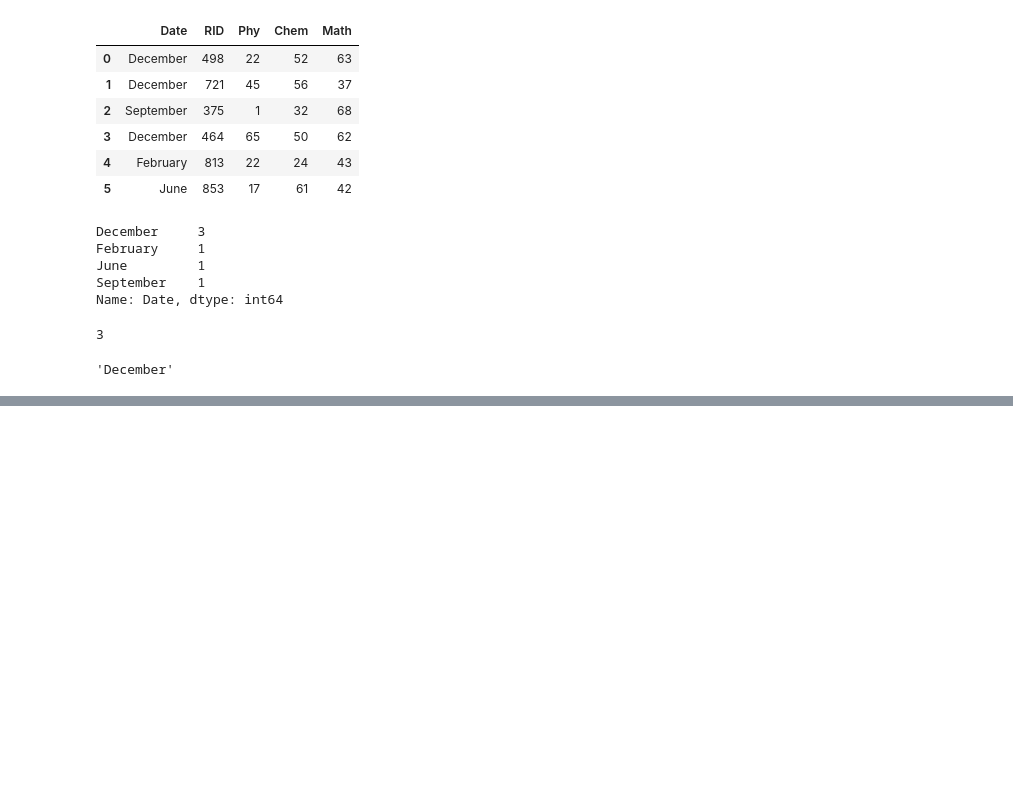
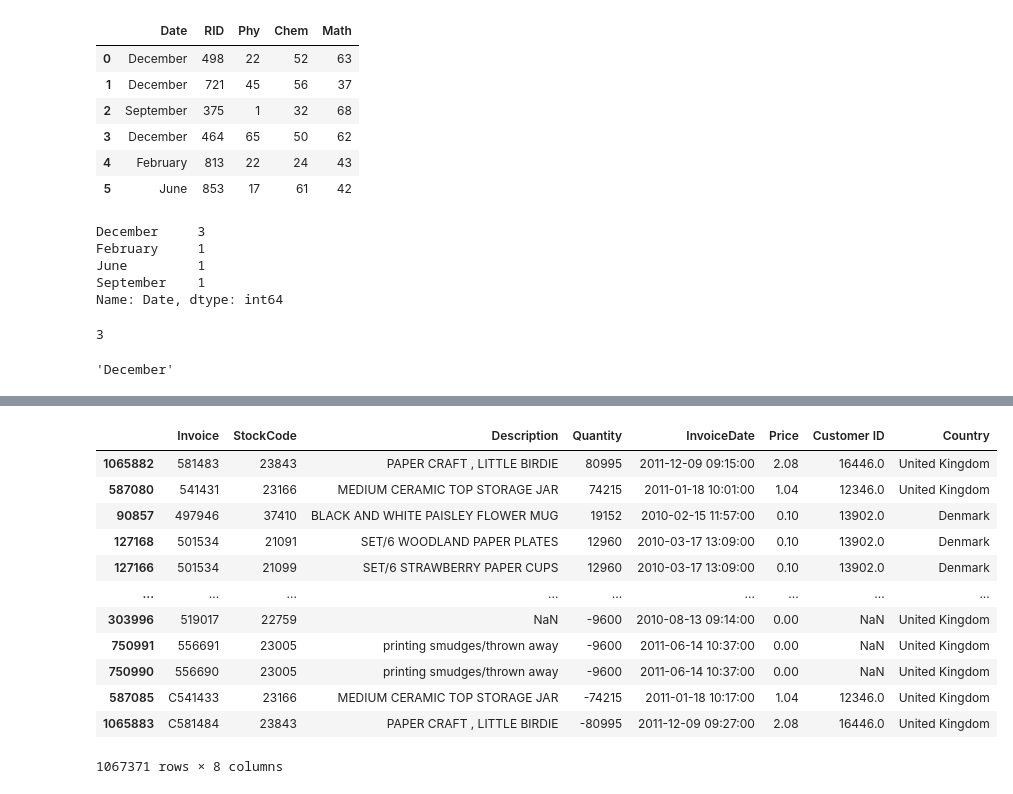
Before and after one commit to akkySrivastava/ai-ml-exercises, a Jupyter notebook: foundations/Pandas/Pfizer Experiment Analysis/Practise Assignment.ipynb, the cells around one changed output, grey strips where cells are left out. Drawn from its saved outputs; the diff is of its cells as text; code cells hidden in the pictures; blank space fills up the shorter version.

```diff
--- a/foundations/Pandas/Pfizer Experiment Analysis/Practise Assignment.ipynb
+++ b/foundations/Pandas/Pfizer Experiment Analysis/Practise Assignment.ipynb
@@ -273,0 +366,16 @@ month
+# %%
+sales.sort_values(["Quantity"], ascending = False)
+# %% [output]
+|  | Invoice | StockCode | Description | Quantity | InvoiceDate | Price | Customer ID | Country |
+| 1065882 | 581483 | 23843 | PAPER CRAFT , LITTLE BIRDIE | 80995 | 2011-12-09 09:15:00 | 2.08 | 16446.0 | United Kingdom |
+| 587080 | 541431 | 23166 | MEDIUM CERAMIC TOP STORAGE JAR | 74215 | 2011-01-18 10:01:00 | 1.04 | 12346.0 | United Kingdom |
+| 90857 | 497946 | 37410 | BLACK AND WHITE PAISLEY FLOWER MUG | 19152 | 2010-02-15 11:57:00 | 0.10 | 13902.0 | Denmark |
+| 127168 | 501534 | 21091 | SET/6 WOODLAND PAPER PLATES | 12960 | 2010-03-17 13:09:00 | 0.10 | 13902.0 | Denmark |
+| 127166 | 501534 | 21099 | SET/6 STRAWBERRY PAPER CUPS | 12960 | 2010-03-17 13:09:00 | 0.10 | 13902.0 | Denmark |
+| ... | ... | ... | ... | ... | ... | ... | ... | ... |
+| 303996 | 519017 | 22759 | NaN | -9600 | 2010-08-13 09:14:00 | 0.00 | NaN | United Kingdom |
+| 750991 | 556691 | 23005 | printing smudges/thrown away | -9600 | 2011-06-14 10:37:00 | 0.00 | NaN | United Kingdom |
+| 750990 | 556690 | 23005 | printing smudges/thrown away | -9600 | 2011-06-14 10:37:00 | 0.00 | NaN | United Kingdom |
+| 587085 | C541433 | 23166 | MEDIUM CERAMIC TOP STORAGE JAR | -74215 | 2011-01-18 10:17:00 | 1.04 | 12346.0 | United Kingdom |
+| 1065883 | C581484 | 23843 | PAPER CRAFT , LITTLE BIRDIE | -80995 | 2011-12-09 09:27:00 | 2.08 | 16446.0 | United Kingdom |
+1067371 rows × 8 columns
```
Also changed, not shown: parts of 34 cells of this notebook, 38 other files.
